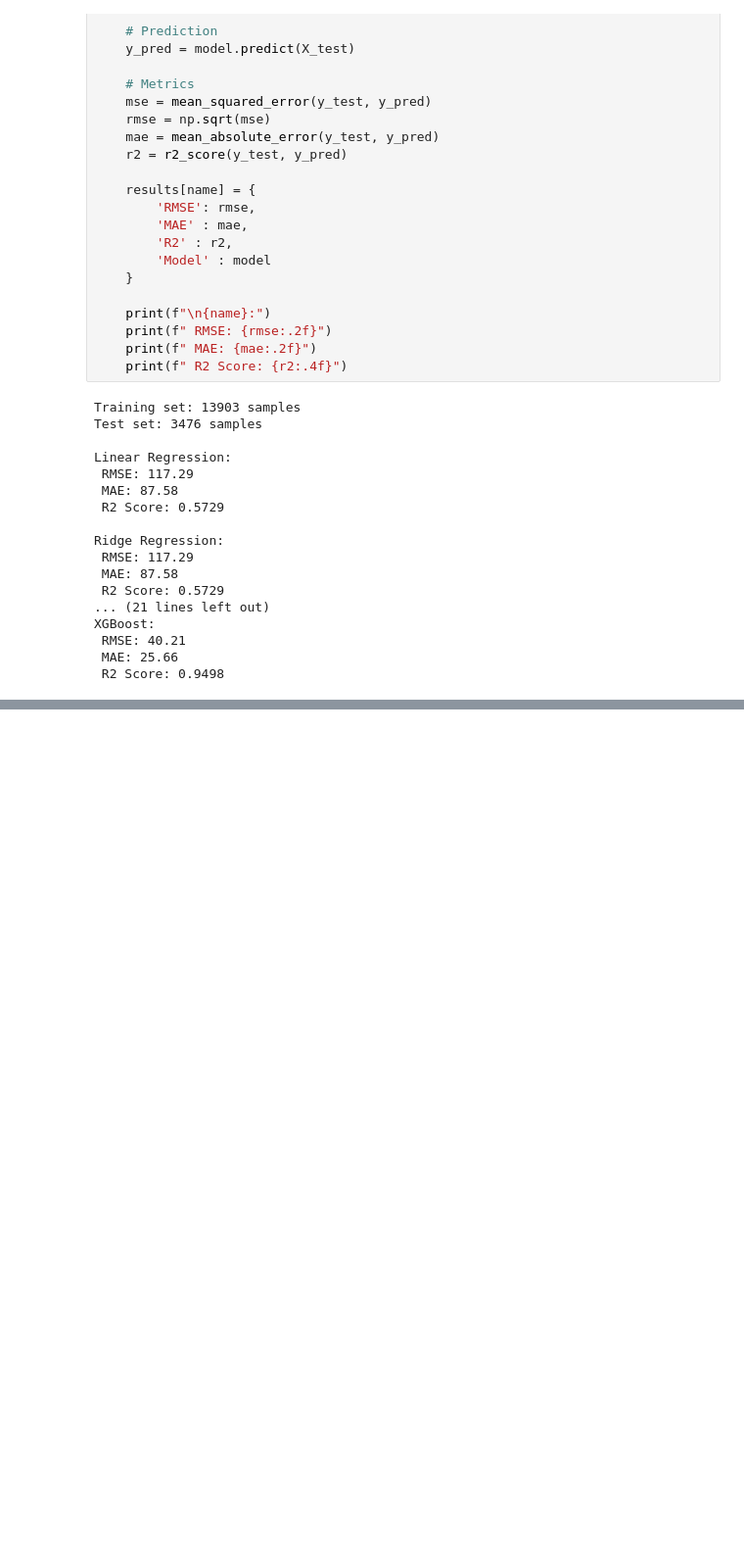
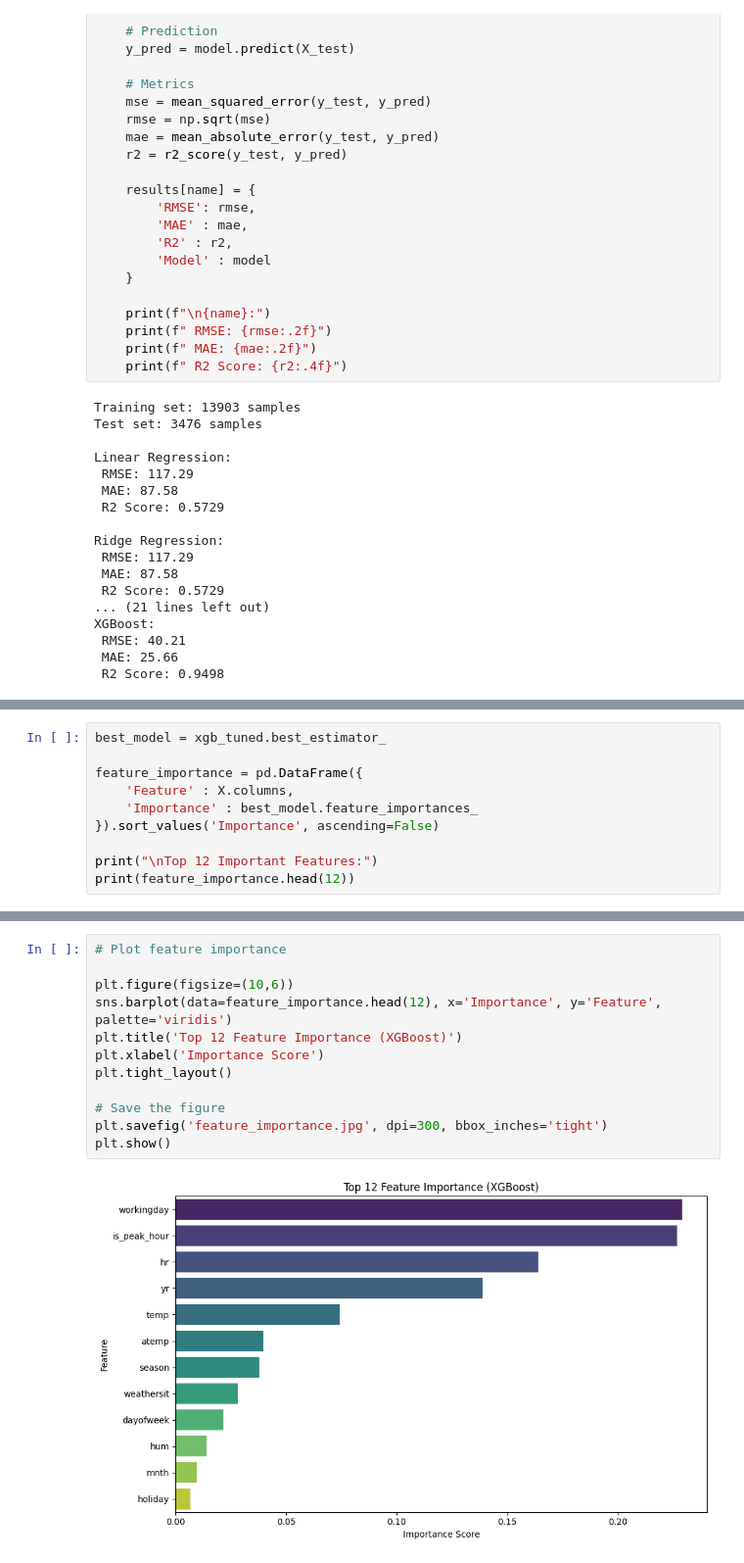
Before and after one commit to Pavan-jangid-here/ML-Projects, a Jupyter notebook: 6. Bike Sharing Dataset/Modelling.ipynb, the cells around one changed output, grey strips where cells are left out. Shown at 98% size. Cells and saved outputs as stored; diff of their text form; blank space fills up the shorter version.

```diff
--- a/6. Bike Sharing Dataset/Modelling.ipynb
+++ b/6. Bike Sharing Dataset/Modelling.ipynb
@@ -528,0 +623,10 @@ XGBoost:
+# %%
+best_model = xgb_tuned.best_estimator_
+
+feature_importance = pd.DataFrame({
+    'Feature' : X.columns,
+    'Importance' : best_model.feature_importances_
+}).sort_values('Importance', ascending=False)
+
+print("\nTop 12 Important Features:")
+print(feature_importance.head(12))
@@ -528,0 +648,14 @@ XGBoost:
+# %%
+# Plot feature importance
+
+plt.figure(figsize=(10,6))
+sns.barplot(data=feature_importance.head(12), x='Importance', y='Feature', palette='viridis')
+plt.title('Top 12 Feature Importance (XGBoost)')
+plt.xlabel('Importance Score')
+plt.tight_layout()
+
+# Save the figure
+plt.savefig('feature_importance.jpg', dpi=300, bbox_inches='tight')
+plt.show()
+# %% [output]
+[figure, added]
```
Also changed, not shown: parts of 14 cells of this notebook, 2 other files.
